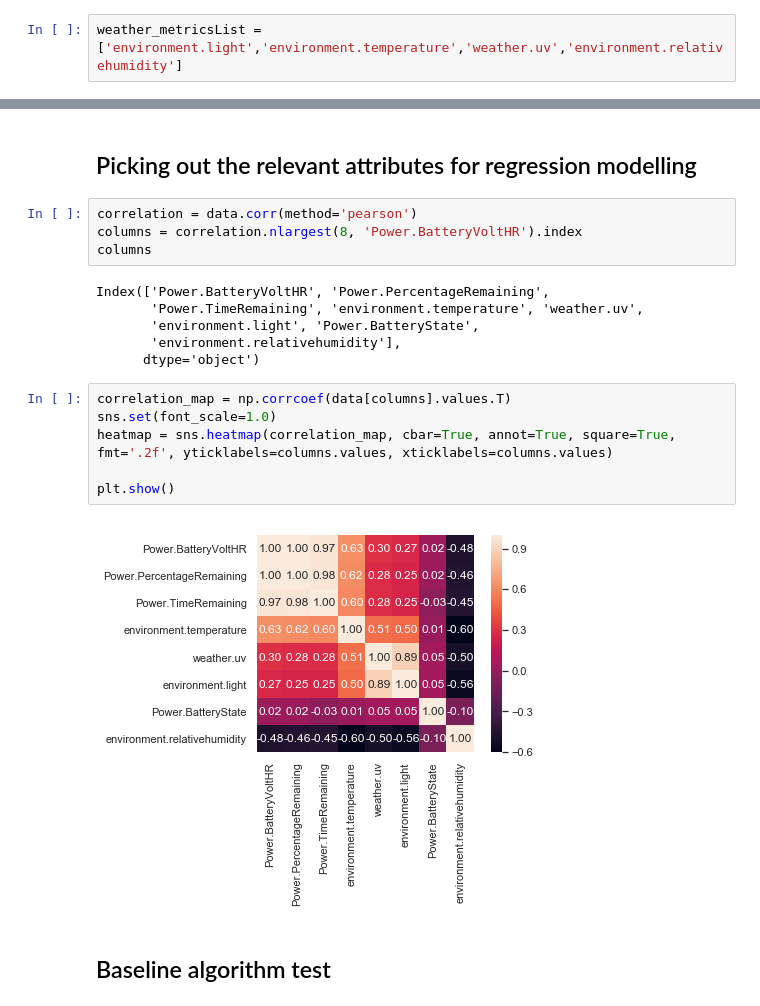
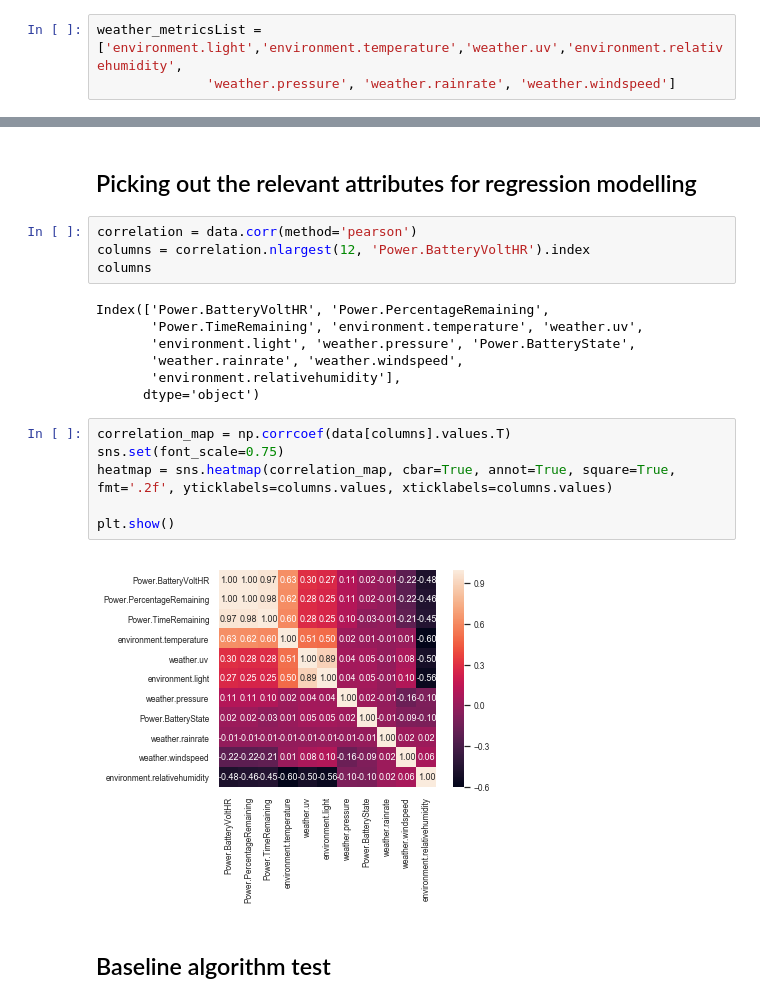
Before and after one commit to jeffgeudens/Thesis, a Jupyter notebook: Case 1 - Smart Lighting/Data_Exploration.ipynb, the cells around one changed output, grey strips where cells are left out. Cells and saved outputs as stored; diff of their text form.

```diff
--- a/Case 1 - Smart Lighting/Data_Exploration.ipynb
+++ b/Case 1 - Smart Lighting/Data_Exploration.ipynb
@@ -66,7 +70,8 @@ plt.plot(data['Power.BatteryVoltHR'])
 # %% [markdown]
 # Get all weather data in one data frame
 # %%
-weather_metricsList = ['environment.light','environment.temperature','weather.uv','environment.relativehumidity']
+weather_metricsList = ['environment.light','environment.temperature','weather.uv','environment.relativehumidity',
+              'weather.pressure', 'weather.rainrate', 'weather.windspeed']
 # %%
 for i in range(0,len(weather_metricsList)):
     print(weather_metricsList[i])
@@ -233,22 +250,23 @@ data.describe()
 ## Picking out the relevant attributes for regression modelling
 # %%
 correlation = data.corr(method='pearson')
-columns = correlation.nlargest(8, 'Power.BatteryVoltHR').index
+columns = correlation.nlargest(12, 'Power.BatteryVoltHR').index
 columns
 # %% [output]
 Index(['Power.BatteryVoltHR', 'Power.PercentageRemaining',
        'Power.TimeRemaining', 'environment.temperature', 'weather.uv',
-       'environment.light', 'Power.BatteryState',
+       'environment.light', 'weather.pressure', 'Power.BatteryState',
+       'weather.rainrate', 'weather.windspeed',
        'environment.relativehumidity'],
       dtype='object')
 # %%
 correlation_map = np.corrcoef(data[columns].values.T)
-sns.set(font_scale=1.0)
+sns.set(font_scale=0.75)
 heatmap = sns.heatmap(correlation_map, cbar=True, annot=True, square=True, fmt='.2f', yticklabels=columns.values, xticklabels=columns.values)
 
 plt.show()
 # %% [output]
-[figure, old version]
+[figure, new version]
 # %% [markdown]
 ## Baseline algorithm test
 # %%
```
Also changed, not shown: parts of 6 cells of this notebook, 10 other files.
